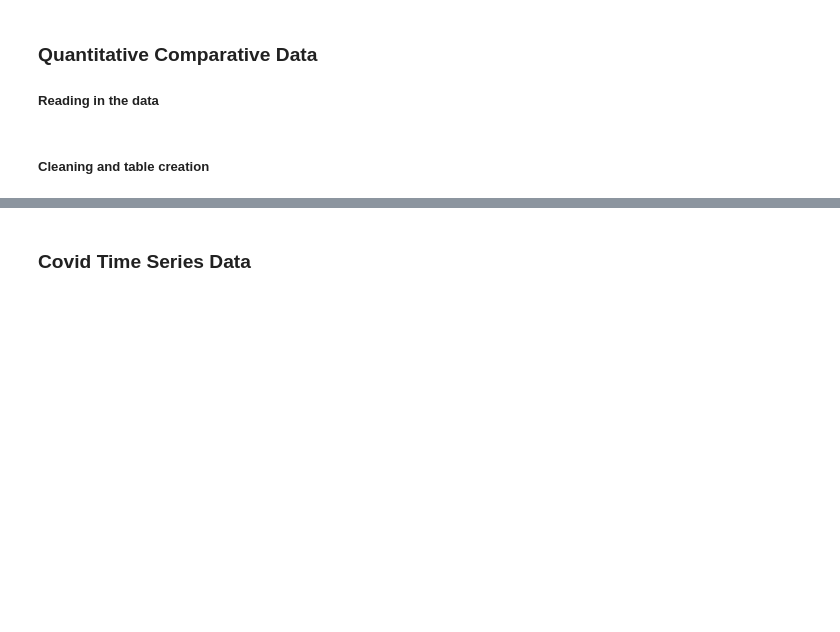
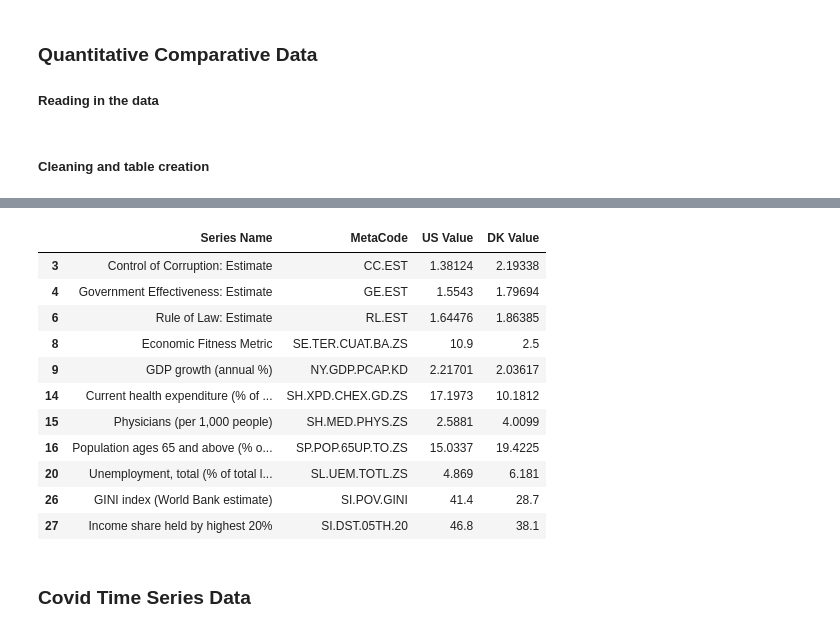
Before and after one commit to dannemk1/CovidPrep, a Jupyter notebook: DataCleaning.ipynb, the cells around one changed output, grey strips where cells are left out. Cells and saved outputs as stored; diff of their text form; code cells hidden in the pictures; blank space fills up the shorter version.

```diff
--- a/DataCleaning.ipynb
+++ b/DataCleaning.ipynb
@@ -64,3 +172,20 @@ dk_ES = dk_ES.rename(columns = {'Series Code': 'Code'})
+# %%
+#pick 5-10 categories that highlight the biggest differences
+quant_table = quant.iloc[[3,4,6,8,9,14,15,16,20,26,27],:]
+quant_table
+# %% [output]
+|  | Series Name | MetaCode | US Value | DK Value |
+| 3 | Control of Corruption: Estimate | CC.EST | 1.38124 | 2.19338 |
+| 4 | Government Effectiveness: Estimate | GE.EST | 1.5543 | 1.79694 |
+| 6 | Rule of Law: Estimate | RL.EST | 1.64476 | 1.86385 |
+| 8 | Economic Fitness Metric | SE.TER.CUAT.BA.ZS | 10.9 | 2.5 |
+| 9 | GDP growth (annual %) | NY.GDP.PCAP.KD | 2.21701 | 2.03617 |
+| 14 | Current health expenditure (% of ... | SH.XPD.CHEX.GD.ZS | 17.1973 | 10.1812 |
+| 15 | Physicians (per 1,000 people) | SH.MED.PHYS.ZS | 2.5881 | 4.0099 |
+| 16 | Population ages 65 and above (% o... | SP.POP.65UP.TO.ZS | 15.0337 | 19.4225 |
+| 20 | Unemployment, total (% of total l... | SL.UEM.TOTL.ZS | 4.869 | 6.181 |
+| 26 | GINI index (World Bank estimate) | SI.POV.GINI | 41.4 | 28.7 |
+| 27 | Income share held by highest 20% | SI.DST.05TH.20 | 46.8 | 38.1 |
 # %% [markdown]
 ### Covid Time Series Data
 # %%
```
Also changed, not shown: parts of 11 cells of this notebook.
